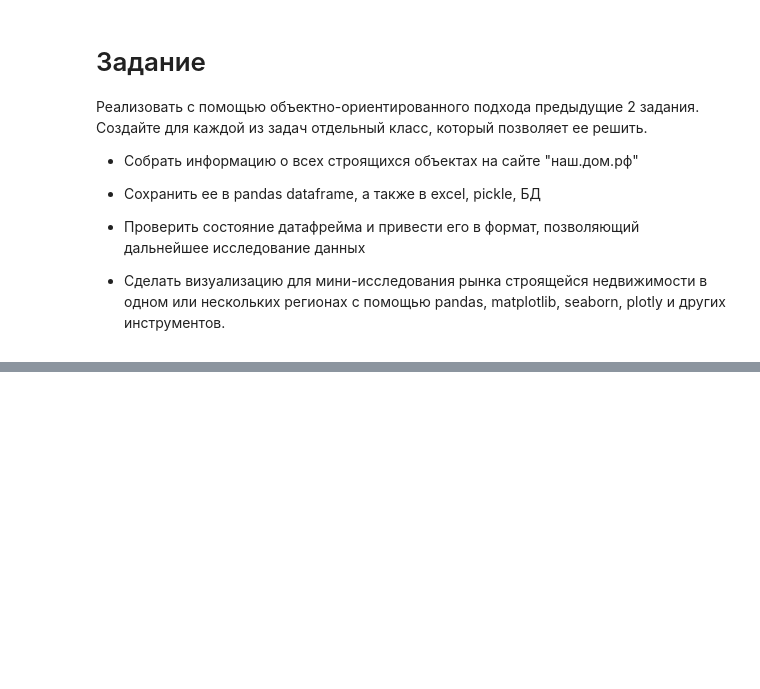
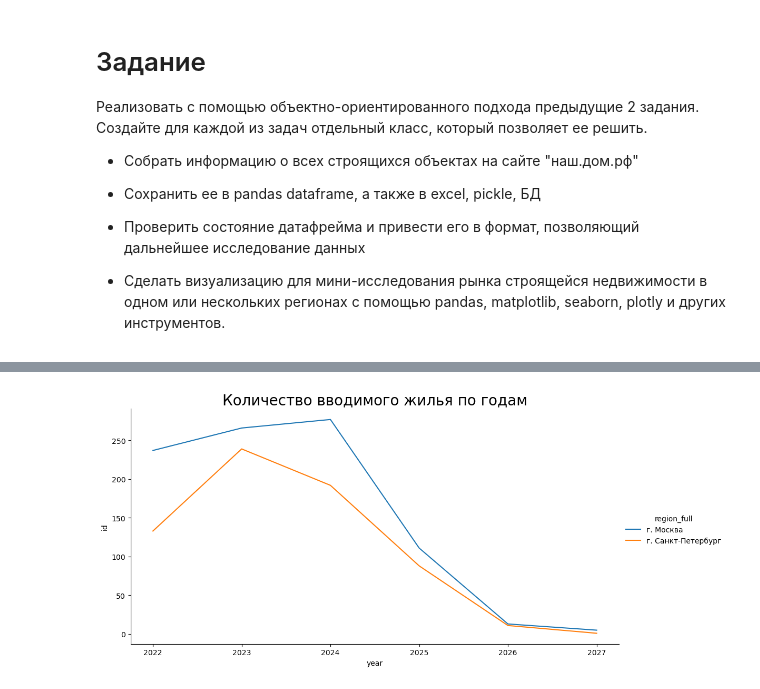
Before and after one commit to MrRifRaf/DS_Sber, a Jupyter notebook: Homework/Task3_dmrf_OOP.ipynb, the cells around one changed output, grey strips where cells are left out. Saved outputs shown, nothing was run; the diff lists cells and outputs as text; code cells hidden in the pictures; blank space fills up the shorter version.

```diff
--- a/Homework/Task3_dmrf_OOP.ipynb
+++ b/Homework/Task3_dmrf_OOP.ipynb
@@ -83,0 +268,4 @@ class Visualizer:
+# %%
+visual.plot_build_speed('г. Москва', 'г. Санкт-Петербург')
+# %% [output]
+[figure, added]
```
Also changed, not shown: parts of 30 cells of this notebook.
